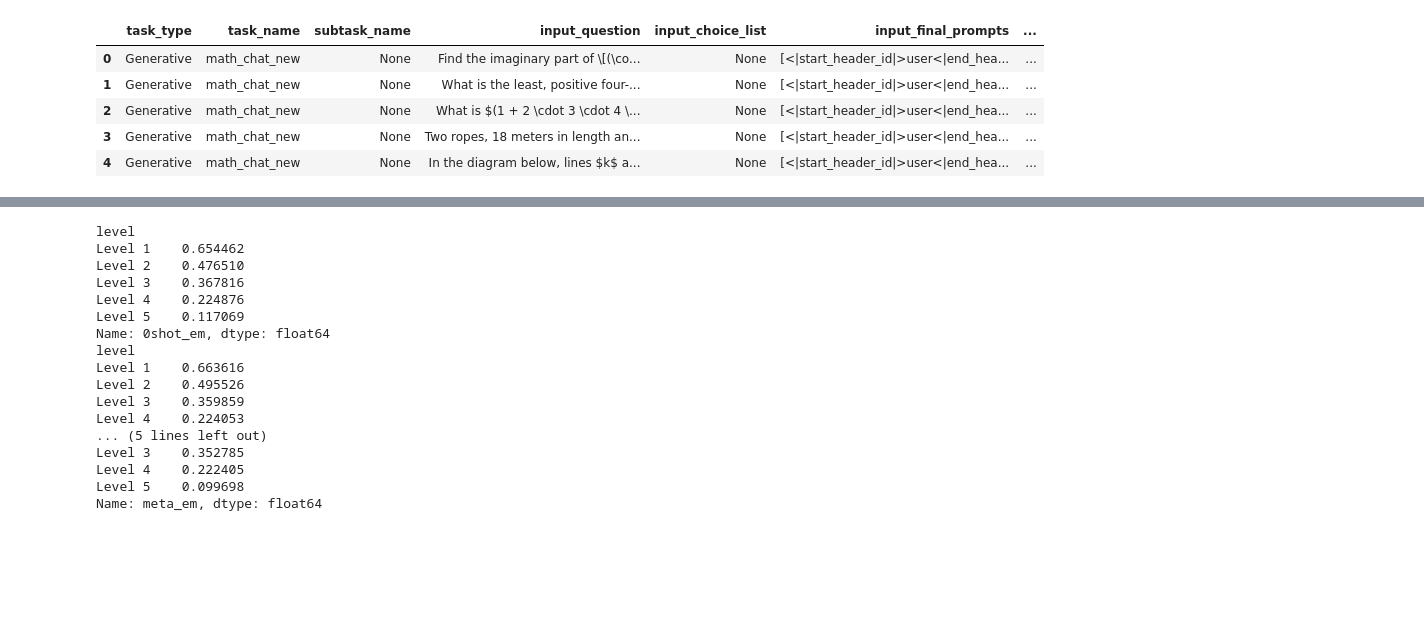
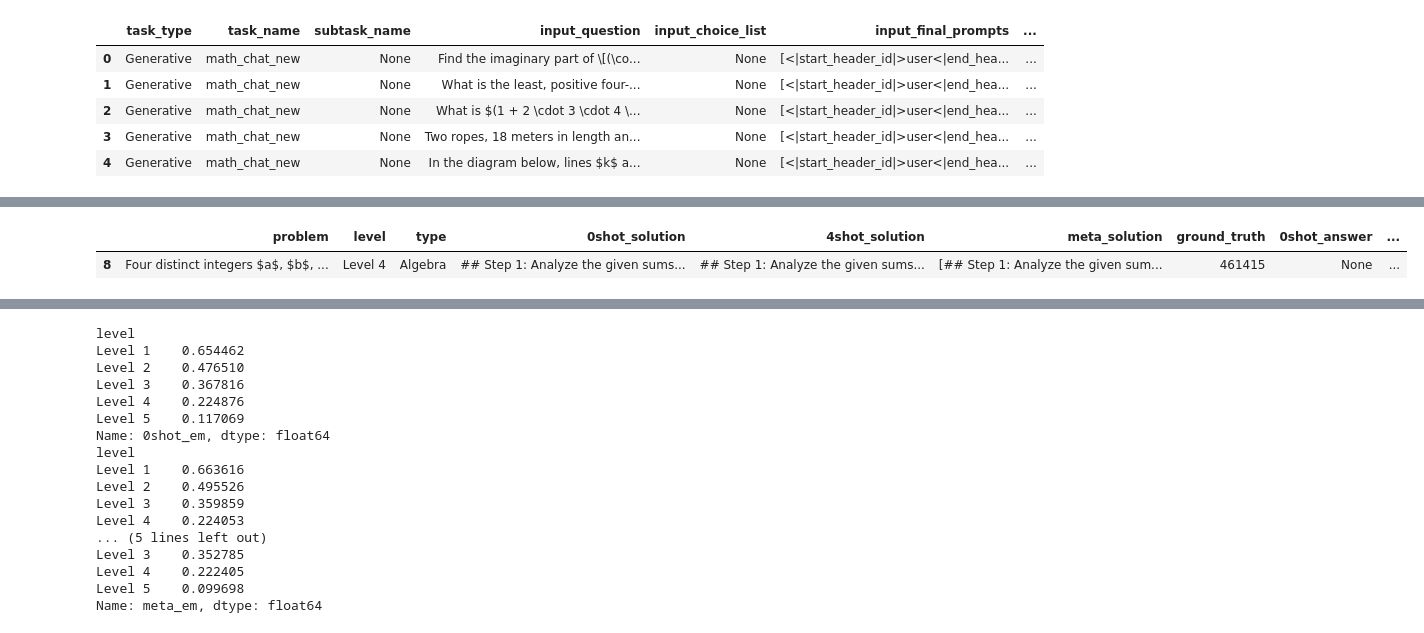
Before and after one commit to cayasryan/Cayas-AI-231, a Jupyter notebook: machine_exers/ME4/MATH/explore_results.ipynb, the cells around one changed output, grey strips where cells are left out. Saved outputs shown, nothing was run; the diff lists cells and outputs as text; code cells hidden in the pictures; blank space fills up the shorter version.

```diff
--- a/machine_exers/ME4/MATH/explore_results.ipynb
+++ b/machine_exers/ME4/MATH/explore_results.ipynb
@@ -99,0 +105,5 @@ Name: count, dtype: int64
+# %%
+overall_results[overall_results['meta_answer'] == 'None']
+# %% [output]
+|  | problem | level | type | 0shot_solution | 4shot_solution | meta_solution | ground_truth | 0shot_answer | ... |
+| 8 | Four distinct integers $a$, $b$, ... | Level 4 | Algebra | ## Step 1: Analyze the given sums... | ## Step 1: Analyze the given sums... | [## Step 1: Analyze the given sum... | 461415 | None | ... |
```
Also changed, not shown: parts of 21 cells of this notebook, 1 other file.
